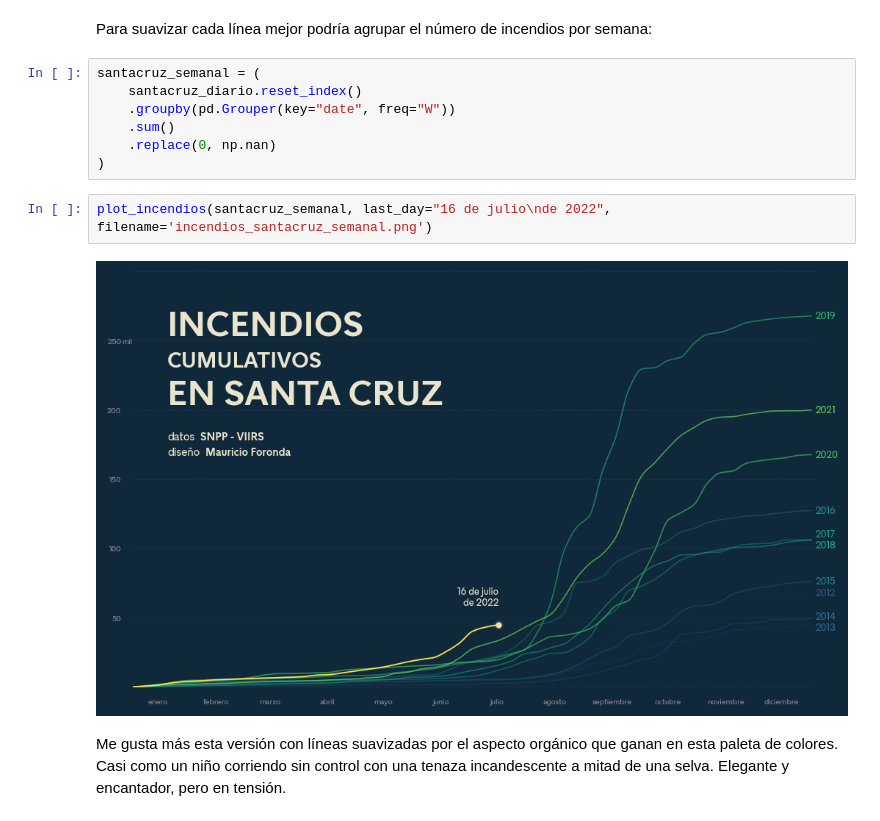
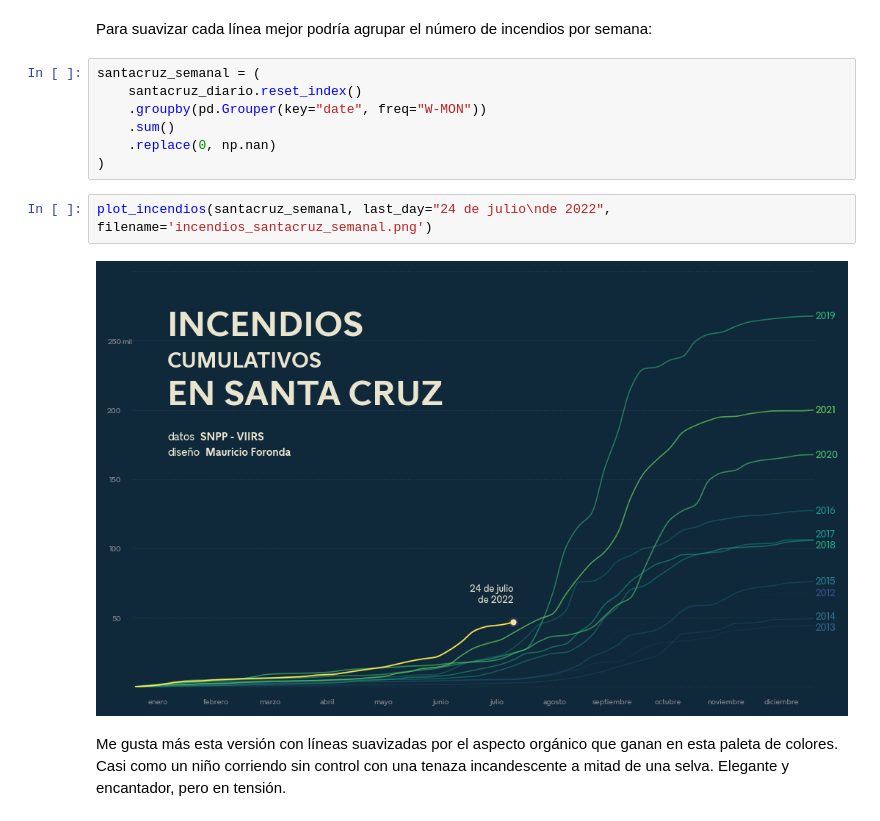
Before and after one commit to mauforonda/workshop, a Jupyter notebook: 20220715_incendios/incendios.ipynb, the cells around one changed output. Saved outputs shown, nothing was run; the diff lists cells and outputs as text.

Commit message:
actualización incendios

```diff
--- a/20220715_incendios/incendios.ipynb
+++ b/20220715_incendios/incendios.ipynb
@@ -344,14 +344,14 @@ Para suavizar cada línea mejor podría agrupar el número de incendios por sema
 # %%
 santacruz_semanal = (
     santacruz_diario.reset_index()
-    .groupby(pd.Grouper(key="date", freq="W"))
+    .groupby(pd.Grouper(key="date", freq="W-MON"))
     .sum()
     .replace(0, np.nan)
 )
 # %%
-plot_incendios(santacruz_semanal, last_day="16 de julio\nde 2022", filename='incendios_santacruz_semanal.png')
+plot_incendios(santacruz_semanal, last_day="24 de julio\nde 2022", filename='incendios_santacruz_semanal.png')
 # %% [output]
-[figure, old version]
+[figure, new version]
 # %% [markdown]
 Me gusta más esta versión con líneas suavizadas por el aspecto orgánico que ganan en esta paleta de colores. Casi como un niño corriendo sin control con una tenaza incandescente a mitad de una selva. Elegante y encantador, pero en tensión.
 # %% [markdown]
```
Also changed, not shown: parts of 3 cells of this notebook, 1 other file.
